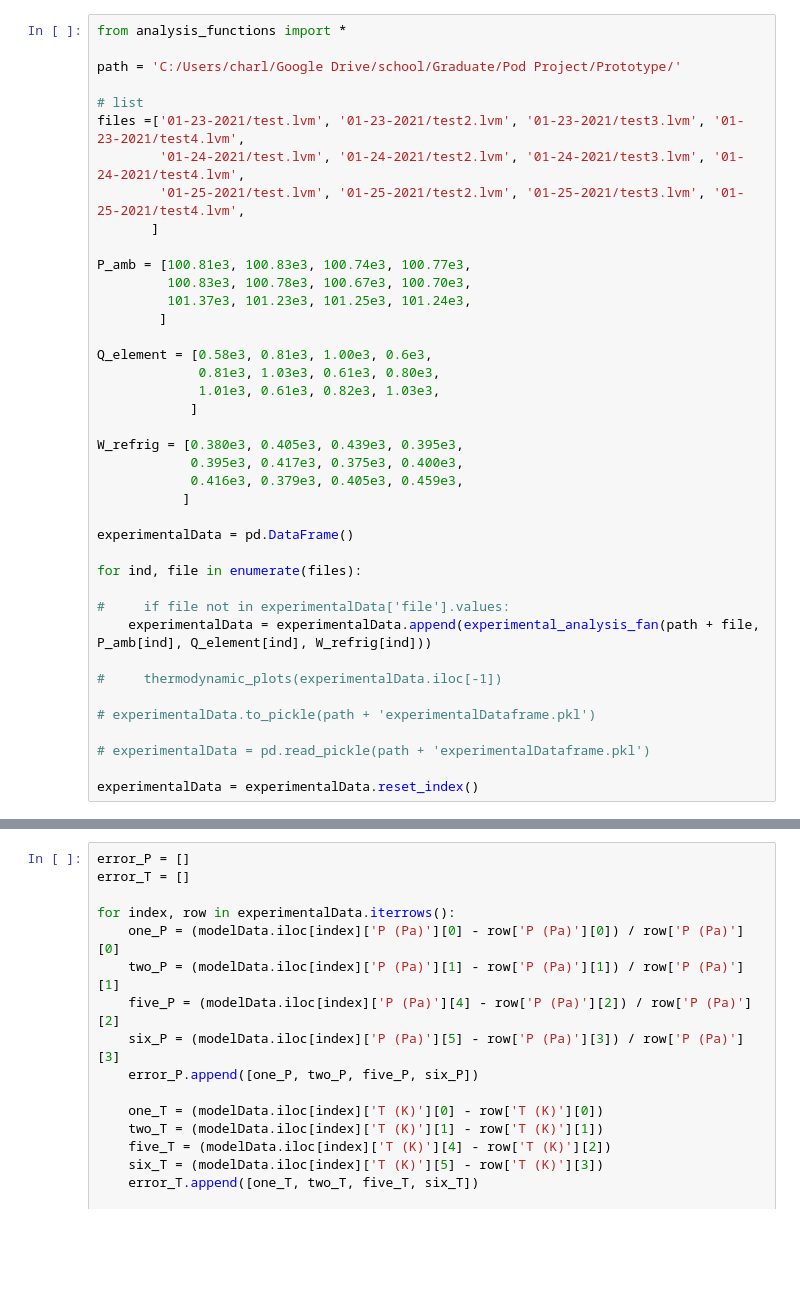
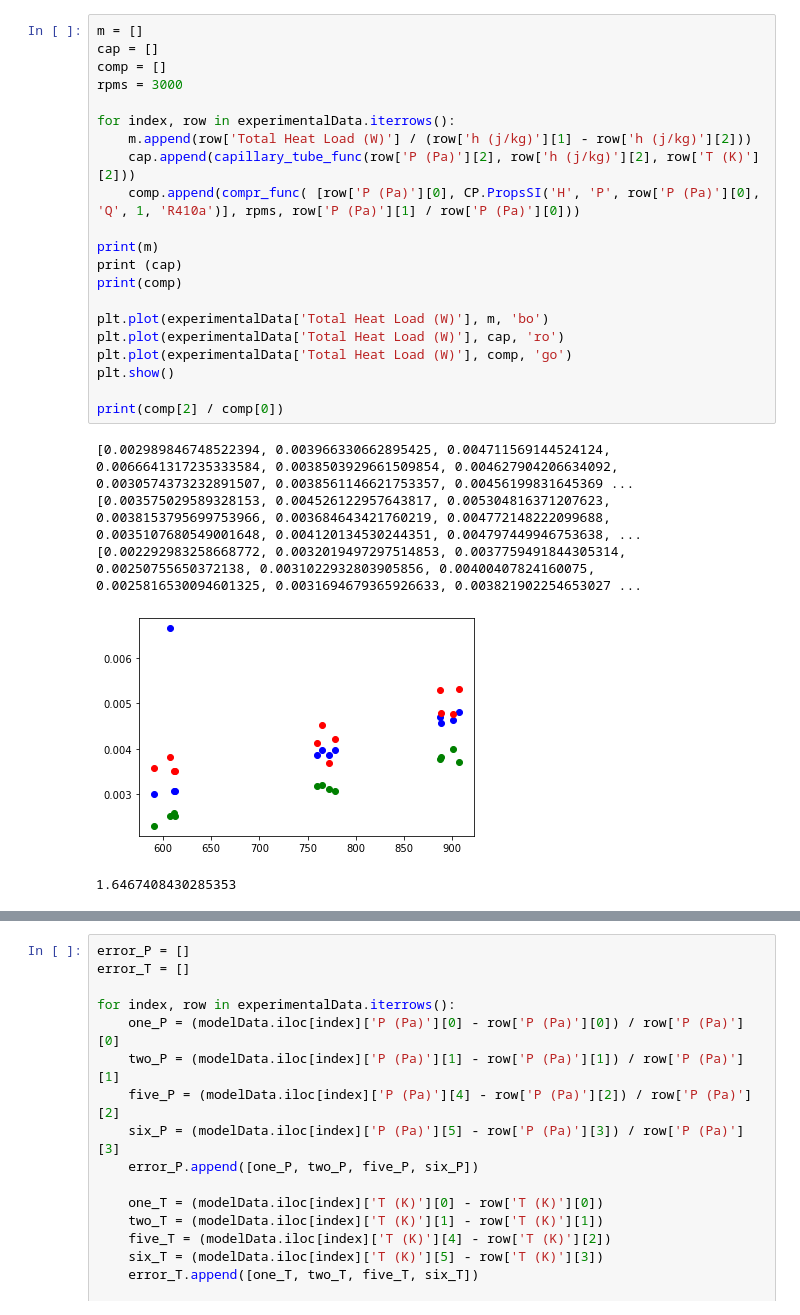
Before and after one commit to ChaseKlewicki/VCRC, a Jupyter notebook: Test.ipynb, the cells around one changed output, grey strips where cells are left out. Cells and saved outputs as stored; diff of their text form; blank space fills up the shorter version.

```diff
--- a/Test.ipynb
+++ b/Test.ipynb
@@ -1110,43 +1613,30 @@ def capillary_tube_func(P_in, h_in, T_in):
-# %%
-from analysis_functions import *
-
-path = 'C:/Users/charl/Google Drive/school/Graduate/Pod Project/Prototype/'
-
-# list
-files =['01-23-2021/test.lvm', '01-23-2021/test2.lvm', '01-23-2021/test3.lvm', '01-23-2021/test4.lvm',
-        '01-24-2021/test.lvm', '01-24-2021/test2.lvm', '01-24-2021/test3.lvm', '01-24-2021/test4.lvm',
-        '01-25-2021/test.lvm', '01-25-2021/test2.lvm', '01-25-2021/test3.lvm', '01-25-2021/test4.lvm',
-       ]
-
-P_amb = [100.81e3, 100.83e3, 100.74e3, 100.77e3,
-         100.83e3, 100.78e3, 100.67e3, 100.70e3,
-         101.37e3, 101.23e3, 101.25e3, 101.24e3,
-        ]
-
-Q_element = [0.58e3, 0.81e3, 1.00e3, 0.6e3,
-             0.81e3, 1.03e3, 0.61e3, 0.80e3,
-             1.01e3, 0.61e3, 0.82e3, 1.03e3,
-            ]
-
-W_refrig = [0.380e3, 0.405e3, 0.439e3, 0.395e3,
-            0.395e3, 0.417e3, 0.375e3, 0.400e3,
-            0.416e3, 0.379e3, 0.405e3, 0.459e3,
-           ]
-
-experimentalData = pd.DataFrame()
-
-for ind, file in enumerate(files):
-
-#     if file not in experimentalData['file'].values:
-    experimentalData = experimentalData.append(experimental_analysis_fan(path + file, P_amb[ind], Q_element[ind], W_refrig[ind]))
-
-#     thermodynamic_plots(experimentalData.iloc[-1])
-
-# experimentalData.to_pickle(path + 'experimentalDataframe.pkl')
-
-# experimentalData = pd.read_pickle(path + 'experimentalDataframe.pkl')
-
-experimentalData = experimentalData.reset_index()
+# %%
+m = []
+cap = []
+comp = []
+rpms = 3000
+
+for index, row in experimentalData.iterrows():
+    m.append(row['Total Heat Load (W)'] / (row['h (j/kg)'][1] - row['h (j/kg)'][2]))
+    cap.append(capillary_tube_func(row['P (Pa)'][2], row['h (j/kg)'][2], row['T (K)'][2]))
+    comp.append(compr_func( [row['P (Pa)'][0], CP.PropsSI('H', 'P', row['P (Pa)'][0], 'Q', 1, 'R410a')], rpms, row['P (Pa)'][1] / row['P (Pa)'][0]))
+
+print(m)
+print (cap)
+print(comp)
+
+plt.plot(experimentalData['Total Heat Load (W)'], m, 'bo')
+plt.plot(experimentalData['Total Heat Load (W)'], cap, 'ro')
+plt.plot(experimentalData['Total Heat Load (W)'], comp, 'go')
+plt.show()
+
+print(comp[2] / comp[0])
+# %% [output]
+[0.002989846748522394, 0.003966330662895425, 0.004711569144524124, 0.0066641317235333584, 0.0038503929661509854, 0.004627904206634092, 0.0030574373232891507, 0.0038561146621753357, 0.00456199831645369 ...
+[0.003575029589328153, 0.004526122957643817, 0.005304816371207623, 0.0038153795699753966, 0.003684643421760219, 0.004772148222099688, 0.0035107680549001648, 0.004120134530244351, 0.004797449946753638, ...
+[0.002292983258668772, 0.0032019497297514853, 0.0037759491844305314, 0.00250755650372138, 0.0031022932803905856, 0.00400407824160075, 0.0025816530094601325, 0.0031694679365926633, 0.003821902254653027 ...
+[figure, added]
+1.6467408430285353
 # %%
 from analysis_functions import *
 
```
Also changed, not shown: parts of 18 cells of this notebook, 4 other files.
